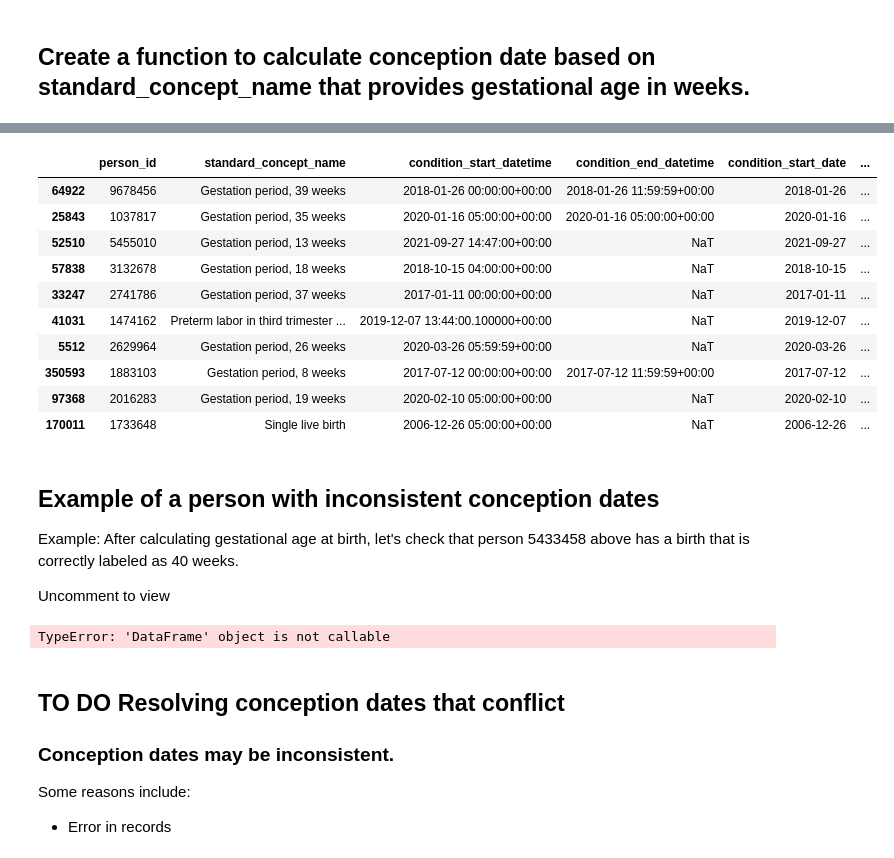
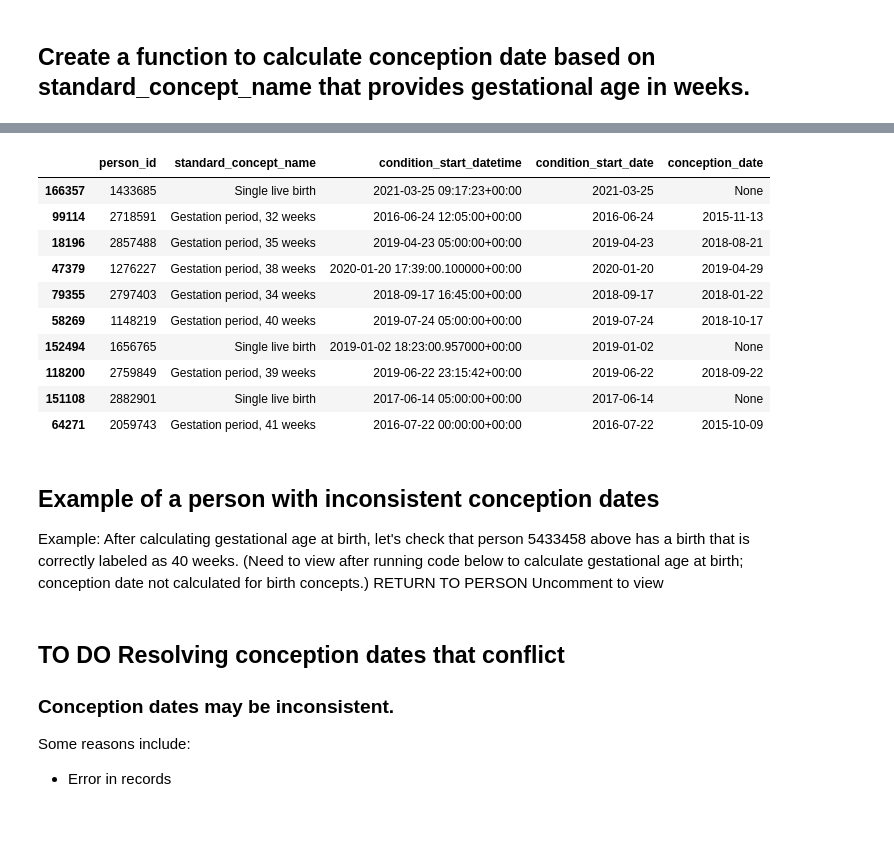
Before and after one commit to kgrillaert/preterm_birth, a Jupyter notebook: Birth Concept Set.ipynb, the cells around one changed output, grey strips where cells are left out. Saved outputs shown, nothing was run; the diff lists cells and outputs as text; code cells hidden in the pictures; blank space fills up the shorter version.

```diff
--- a/Birth Concept Set.ipynb
+++ b/Birth Concept Set.ipynb
@@ -151,0 +142,4 @@ long_data.sample(6)
+# %%
+raw_birth_data = dataset_87730747_condition_df
+print(raw_birth_data.info)
+raw_birth_data.sample(3)
@@ -154,7 +167,7 @@ long_data.sample(6)
 
 Review values of standard_concept_name and remove irrelevant entries (too vague, not used in analysis, e.g. "gestation less than 20 weeks")
 # %%
-#unique_values = long_data['standard_concept_name'].unique()
+#unique_values = raw_birth_data['standard_concept_name'].unique()
 
 #print("List of all possible values for column 'standard_concept_name':")
 #for value in unique_values:
@@ -166,12 +179,9 @@ values_to_drop += ['Finding of length of gestation', 'Gestation less than 24 wee
 values_to_drop += ['First trimester pregnancy', 'Second trimester pregnancy', 'Third trimester pregnancy']
 
 # Use the 'drop' method to remove rows with specific values in 'standard_concept_name'
-drop_long_data = long_data[~long_data['standard_concept_name'].isin(values_to_drop)]
+raw_birth_data = raw_birth_data[~raw_birth_data['standard_concept_name'].isin(values_to_drop)]
 
 #This filtered df is created by making a boolean list of values_to_drop found in the column 'standard_concept_name'
-#The tilde switches this from True to False so that we are applying the opposite of the Boolean list to the df long_data
+#The tilde switches this from True to False so that we are applying the opposite of the boolean list to the df
 #in order to create the new df
-
-#print("Dataframe after dropping rows with specific values in 'standard_concept_name':")
-#print(drop_long_data)
 # %%
@@ -306,0 +218,20 @@ Number of Duplicates: 16
+# %%
+birth_concepts = ['Single live birth', 'Preterm spontaneous labor with preterm delivery', 'Term pregnancy',
+                  'Preterm labor in second trimester with preterm delivery in second trimester',
+                  'Preterm labor in third trimester with preterm delivery in third trimester',
+                  'Preterm labor with preterm delivery'
+                 ]
+# Step 1: Create a subset of raw_birth_data where standard_concept_name includes only those values in birth_concepts
+subset_birth_concepts = raw_birth_data[raw_birth_data['standard_concept_name'].isin(birth_concepts)]
+
+# Step 2: Remove duplicates that have the same person_id and condition_start_date
+subset_birth_concepts_no_duplicates = subset_birth_concepts.drop_duplicates(subset=['person_id', 'condition_start_date'], keep='first')
+
+# Step 3: Recombine df with the subset of raw_birth_data where standard_concept_name includes only those values NOT in birth_concepts
+subset_not_birth_concepts = raw_birth_data[~raw_birth_data['standard_concept_name'].isin(birth_concepts)]
+combined_data = pd.concat([subset_not_birth_concepts, subset_birth_concepts_no_duplicates], ignore_index=True)
+
+filtered_birth_data = combined_data.copy()
+
+print(filtered_birth_data.info)
+filtered_birth_data.sample(20)
@@ -401,8 +363,11 @@ def calculate_conception(row):
             pass
     return None
 
-# Apply the function to create the 'conception_date' column
-date_only_long_data_no_triple_duplicates.loc[:,'conception_date'] = date_only_long_data_no_triple_duplicates.apply(calculate_conception, axis=1).copy()
+# Apply the function to create and fill the 'conception_date' column
+filtered_birth_data.loc[:,'conception_date'] = filtered_birth_data.apply(calculate_conception, axis=1).copy()
 
-date_only_long_data_no_triple_duplicates.sample(10)
+conception_birth_data = filtered_birth_data.copy()
+
+print(conception_birth_data.info)
+conception_birth_data.sample(10)
 # %% [output]
@@ -414,30 +391,20 @@ See the caveats in the documentation: https://pandas.pydata.org/pandas-docs/stab
-|  | person_id | standard_concept_name | condition_start_datetime | condition_end_datetime | condition_start_date | ... |
-| 64922 | 9678456 | Gestation period, 39 weeks | 2018-01-26 00:00:00+00:00 | 2018-01-26 11:59:59+00:00 | 2018-01-26 | ... |
-| 25843 | 1037817 | Gestation period, 35 weeks | 2020-01-16 05:00:00+00:00 | 2020-01-16 05:00:00+00:00 | 2020-01-16 | ... |
-| 52510 | 5455010 | Gestation period, 13 weeks | 2021-09-27 14:47:00+00:00 | NaT | 2021-09-27 | ... |
-| 57838 | 3132678 | Gestation period, 18 weeks | 2018-10-15 04:00:00+00:00 | NaT | 2018-10-15 | ... |
-| 33247 | 2741786 | Gestation period, 37 weeks | 2017-01-11 00:00:00+00:00 | NaT | 2017-01-11 | ... |
-| 41031 | 1474162 | Preterm labor in third trimester ... | 2019-12-07 13:44:00.100000+00:00 | NaT | 2019-12-07 | ... |
-| 5512 | 2629964 | Gestation period, 26 weeks | 2020-03-26 05:59:59+00:00 | NaT | 2020-03-26 | ... |
-| 350593 | 1883103 | Gestation period, 8 weeks | 2017-07-12 00:00:00+00:00 | 2017-07-12 11:59:59+00:00 | 2017-07-12 | ... |
-| 97368 | 2016283 | Gestation period, 19 weeks | 2020-02-10 05:00:00+00:00 | NaT | 2020-02-10 | ... |
-| 170011 | 1733648 | Single live birth | 2006-12-26 05:00:00+00:00 | NaT | 2006-12-26 | ... |
+|  | person_id | standard_concept_name | condition_start_datetime | condition_start_date | conception_date |
+| 166357 | 1433685 | Single live birth | 2021-03-25 09:17:23+00:00 | 2021-03-25 | None |
+| 99114 | 2718591 | Gestation period, 32 weeks | 2016-06-24 12:05:00+00:00 | 2016-06-24 | 2015-11-13 |
+| 18196 | 2857488 | Gestation period, 35 weeks | 2019-04-23 05:00:00+00:00 | 2019-04-23 | 2018-08-21 |
+| 47379 | 1276227 | Gestation period, 38 weeks | 2020-01-20 17:39:00.100000+00:00 | 2020-01-20 | 2019-04-29 |
+| 79355 | 2797403 | Gestation period, 34 weeks | 2018-09-17 16:45:00+00:00 | 2018-09-17 | 2018-01-22 |
+| 58269 | 1148219 | Gestation period, 40 weeks | 2019-07-24 05:00:00+00:00 | 2019-07-24 | 2018-10-17 |
+| 152494 | 1656765 | Single live birth | 2019-01-02 18:23:00.957000+00:00 | 2019-01-02 | None |
+| 118200 | 2759849 | Gestation period, 39 weeks | 2019-06-22 23:15:42+00:00 | 2019-06-22 | 2018-09-22 |
+| 151108 | 2882901 | Single live birth | 2017-06-14 05:00:00+00:00 | 2017-06-14 | None |
+| 64271 | 2059743 | Gestation period, 41 weeks | 2016-07-22 00:00:00+00:00 | 2016-07-22 | 2015-10-09 |
 # %% [markdown]
 ## Example of a person with inconsistent conception dates
 
-Example: After calculating gestational age at birth, let's check that person 5433458 above has a birth that is correctly labeled as 40 weeks.
-
+Example: After calculating gestational age at birth, let's check that person 5433458 above has a birth that is correctly labeled as 40 weeks. (Need to view after running code below to calculate gestational age at birth; conception date not calculated for birth concepts.)
+RETURN TO PERSON
 Uncomment to view
-# %%
-person_df = date_only_long_data_no_triple_duplicates[date_only_long_data_no_triple_duplicates['person_id'] == 5433458]
-person_df = person_df.sort_values(by='condition_start_date')
-
-person_df
-
-
-#person_df.dropna(subset=['conception_date'])
-# %% [output]
-TypeError: 'DataFrame' object is not callable
 # %% [markdown]
 ## TO DO Resolving conception dates that conflict
 
```
Also changed, not shown: parts of 71 cells of this notebook.
